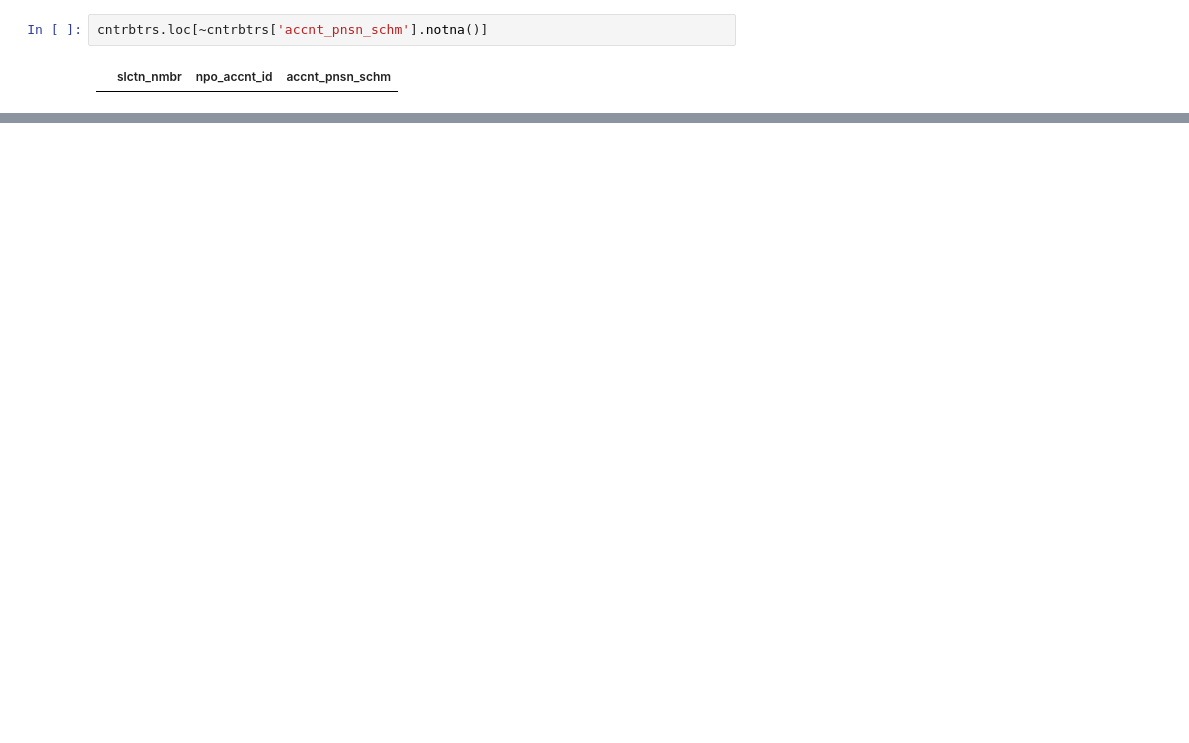
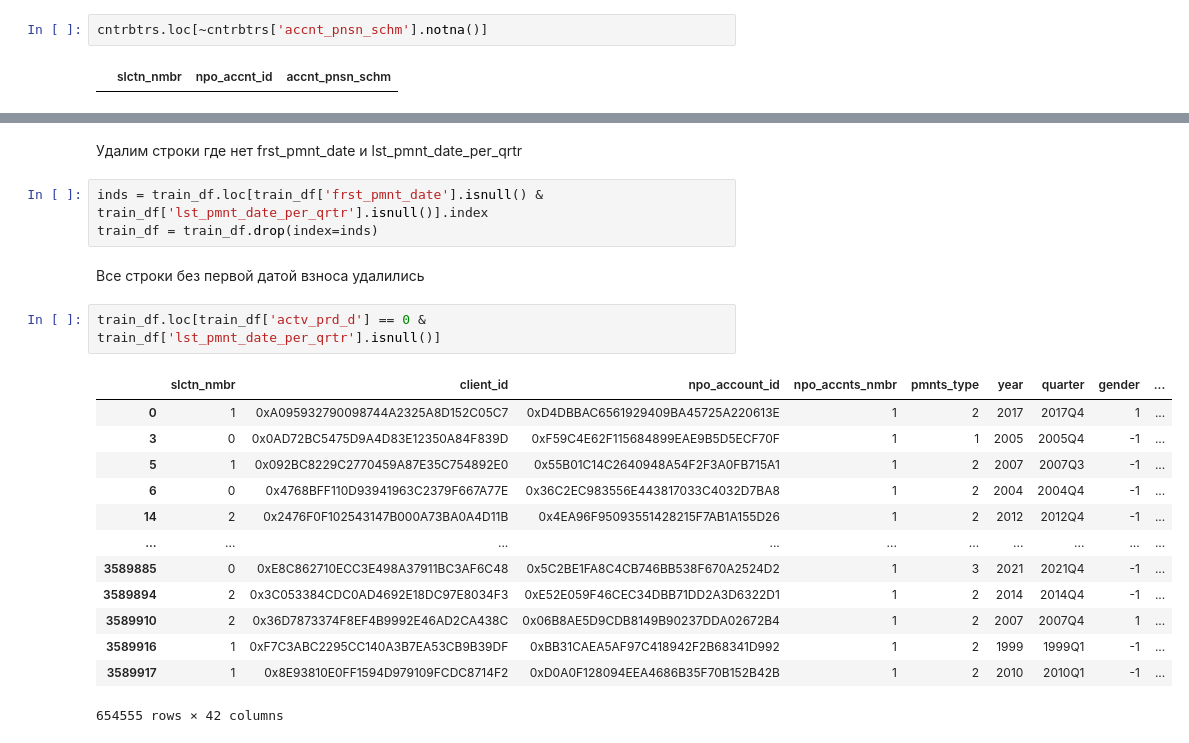
Before and after one commit to zibestr/AI-Hackathon-SFD, a Jupyter notebook: main.ipynb, the cells around one changed output, grey strips where cells are left out. Drawn from its saved outputs; the diff is of its cells as text; blank space fills up the shorter version.

```diff
--- a/main.ipynb
+++ b/main.ipynb
@@ -112,0 +116,23 @@ cntrbtrs.loc[~cntrbtrs['accnt_pnsn_schm'].notna()]
+# %% [markdown]
+Удалим строки где нет frst_pmnt_date и lst_pmnt_date_per_qrtr
+# %%
+inds = train_df.loc[train_df['frst_pmnt_date'].isnull() & train_df['lst_pmnt_date_per_qrtr'].isnull()].index
+train_df = train_df.drop(index=inds)
+# %% [markdown]
+Все строки без первой датой взноса удалились
+# %%
+train_df.loc[train_df['actv_prd_d'] == 0 & train_df['lst_pmnt_date_per_qrtr'].isnull()]
+# %% [output]
+|  | slctn_nmbr | client_id | npo_account_id | npo_accnts_nmbr | pmnts_type | year | quarter | gender | ... |
+| 0 | 1 | 0xA095932790098744A2325A8D152C05C7 | 0xD4DBBAC6561929409BA45725A220613E | 1 | 2 | 2017 | 2017Q4 | 1 | ... |
+| 3 | 0 | 0x0AD72BC5475D9A4D83E12350A84F839D | 0xF59C4E62F115684899EAE9B5D5ECF70F | 1 | 1 | 2005 | 2005Q4 | -1 | ... |
+| 5 | 1 | 0x092BC8229C2770459A87E35C754892E0 | 0x55B01C14C2640948A54F2F3A0FB715A1 | 1 | 2 | 2007 | 2007Q3 | -1 | ... |
+| 6 | 0 | 0x4768BFF110D93941963C2379F667A77E | 0x36C2EC983556E443817033C4032D7BA8 | 1 | 2 | 2004 | 2004Q4 | -1 | ... |
+| 14 | 2 | 0x2476F0F102543147B000A73BA0A4D11B | 0x4EA96F95093551428215F7AB1A155D26 | 1 | 2 | 2012 | 2012Q4 | -1 | ... |
+| ... | ... | ... | ... | ... | ... | ... | ... | ... | ... |
+| 3589885 | 0 | 0xE8C862710ECC3E498A37911BC3AF6C48 | 0x5C2BE1FA8C4CB746BB538F670A2524D2 | 1 | 3 | 2021 | 2021Q4 | -1 | ... |
+| 3589894 | 2 | 0x3C053384CDC0AD4692E18DC97E8034F3 | 0xE52E059F46CEC34DBB71DD2A3D6322D1 | 1 | 2 | 2014 | 2014Q4 | -1 | ... |
+| 3589910 | 2 | 0x36D7873374F8EF4B9992E46AD2CA438C | 0x06B8AE5D9CDB8149B90237DDA02672B4 | 1 | 2 | 2007 | 2007Q4 | 1 | ... |
+| 3589916 | 1 | 0xF7C3ABC2295CC140A3B7EA53CB9B39DF | 0xBB31CAEA5AF97C418942F2B68341D992 | 1 | 2 | 1999 | 1999Q1 | -1 | ... |
+| 3589917 | 1 | 0x8E93810E0FF1594D979109FCDC8714F2 | 0xD0A0F128094EEA4686B35F70B152B42B | 1 | 2 | 2010 | 2010Q1 | -1 | ... |
+654555 rows × 42 columns
```
Also changed, not shown: parts of 13 cells of this notebook.
